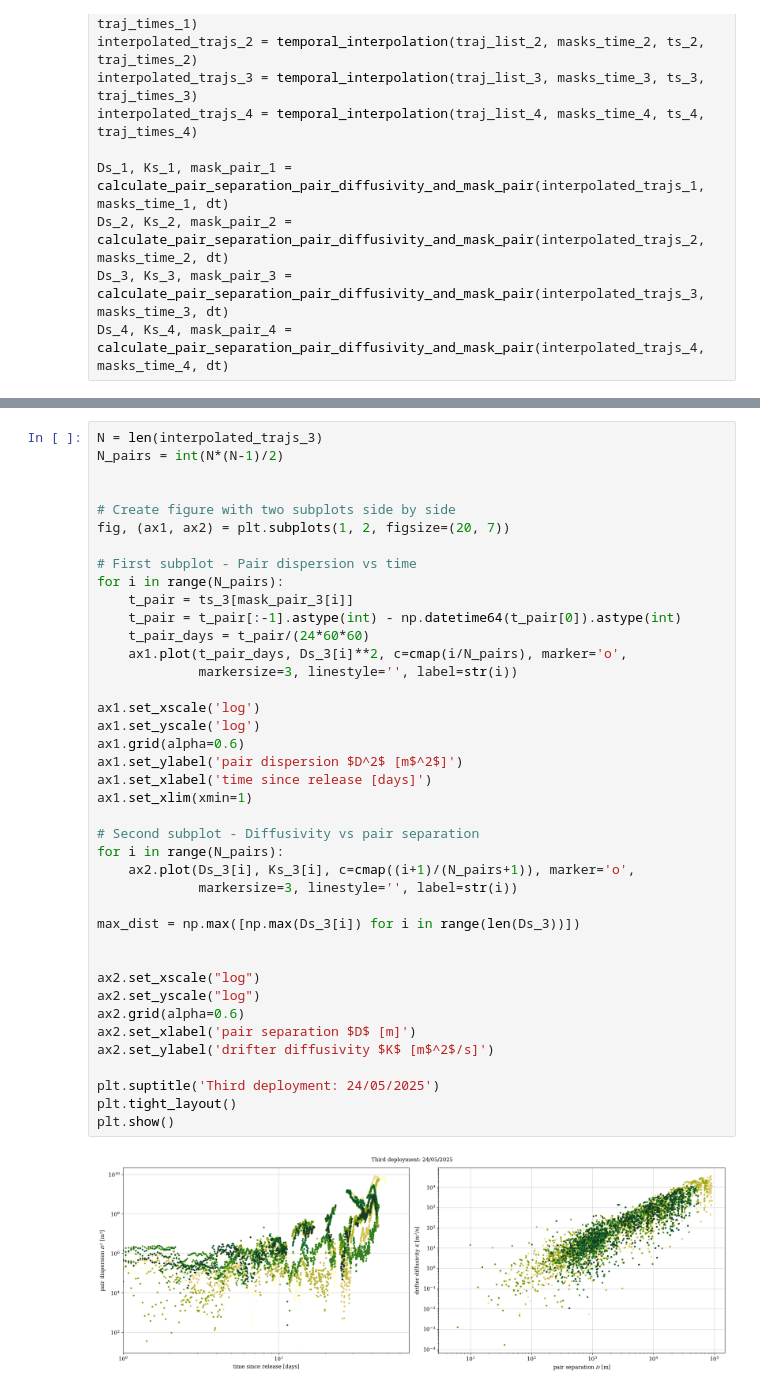
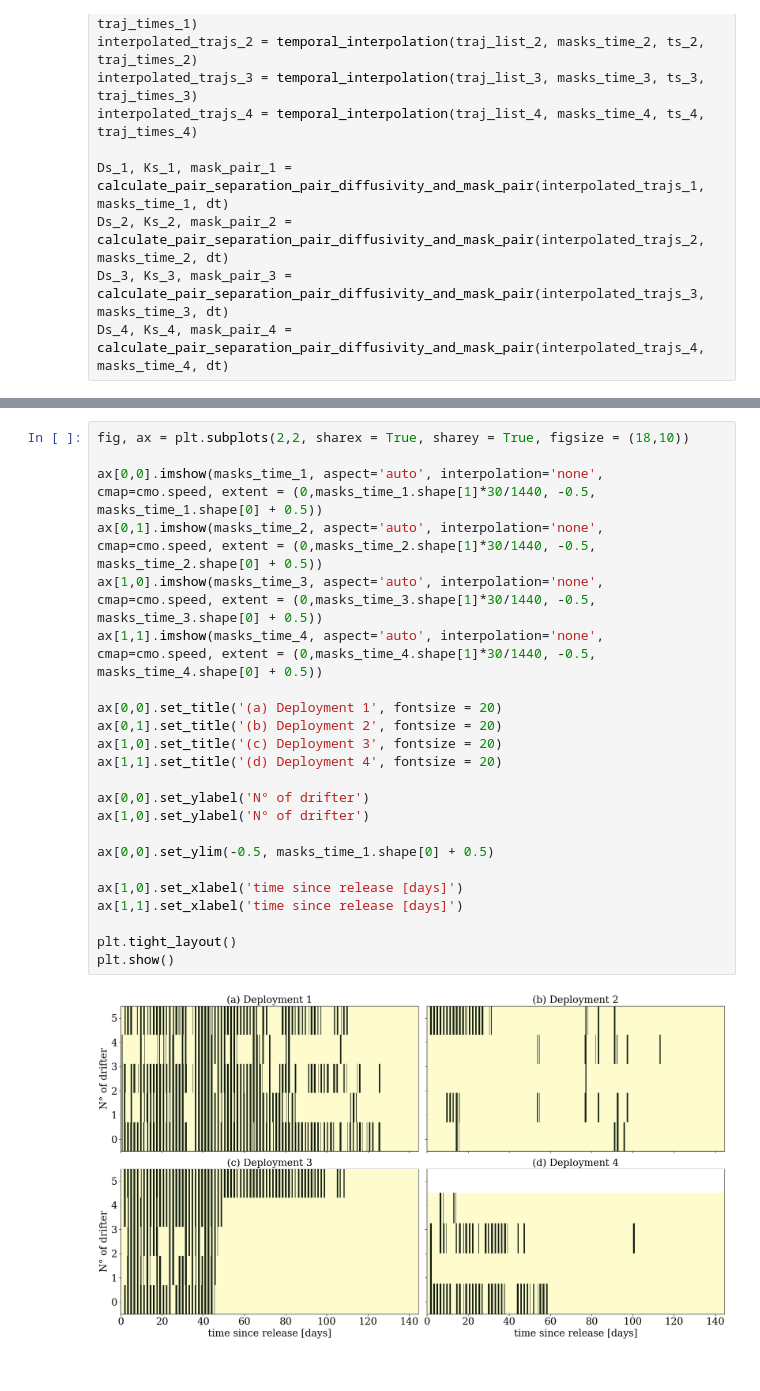
Before and after one commit to vadmbertr/otc25-final_report, a Jupyter notebook: sections/03_results.ipynb, the cells around one changed output, grey strips where cells are left out. Drawn from its saved outputs; the diff is of its cells as text.

```diff
--- a/sections/03_results.ipynb
+++ b/sections/03_results.ipynb
@@ -154,42 +112,25 @@ plt.show()
-# %%
-N = len(interpolated_trajs_3)
-N_pairs = int(N*(N-1)/2)
-
-
-# Create figure with two subplots side by side
-fig, (ax1, ax2) = plt.subplots(1, 2, figsize=(20, 7))
-
-# First subplot - Pair dispersion vs time
-for i in range(N_pairs):
-    t_pair = ts_3[mask_pair_3[i]]
-    t_pair = t_pair[:-1].astype(int) - np.datetime64(t_pair[0]).astype(int)
-    t_pair_days = t_pair/(24*60*60)
-    ax1.plot(t_pair_days, Ds_3[i]**2, c=cmap(i/N_pairs), marker='o',
-             markersize=3, linestyle='', label=str(i))
-
-ax1.set_xscale('log')
-ax1.set_yscale('log')
-ax1.grid(alpha=0.6)
-ax1.set_ylabel('pair dispersion $D^2$ [m$^2$]')
-ax1.set_xlabel('time since release [days]')
-ax1.set_xlim(xmin=1)
-
-# Second subplot - Diffusivity vs pair separation
-for i in range(N_pairs):
-    ax2.plot(Ds_3[i], Ks_3[i], c=cmap((i+1)/(N_pairs+1)), marker='o',
-             markersize=3, linestyle='', label=str(i))
-
-max_dist = np.max([np.max(Ds_3[i]) for i in range(len(Ds_3))])
-
-
-ax2.set_xscale("log")
-ax2.set_yscale("log")
-ax2.grid(alpha=0.6)
-ax2.set_xlabel('pair separation $D$ [m]')
-ax2.set_ylabel('drifter diffusivity $K$ [m$^2$/s]')
-
-plt.suptitle('Third deployment: 24/05/2025')
-plt.tight_layout()
-plt.show()
-# %% [output]
-[figure, removed]
+# %%
+fig, ax = plt.subplots(2,2, sharex = True, sharey = True, figsize = (18,10))
+
+ax[0,0].imshow(masks_time_1, aspect='auto', interpolation='none', cmap=cmo.speed, extent = (0,masks_time_1.shape[1]*30/1440, -0.5, masks_time_1.shape[0] + 0.5))
+ax[0,1].imshow(masks_time_2, aspect='auto', interpolation='none', cmap=cmo.speed, extent = (0,masks_time_2.shape[1]*30/1440, -0.5, masks_time_2.shape[0] + 0.5))
+ax[1,0].imshow(masks_time_3, aspect='auto', interpolation='none', cmap=cmo.speed, extent = (0,masks_time_3.shape[1]*30/1440, -0.5, masks_time_3.shape[0] + 0.5))
+ax[1,1].imshow(masks_time_4, aspect='auto', interpolation='none', cmap=cmo.speed, extent = (0,masks_time_4.shape[1]*30/1440, -0.5, masks_time_4.shape[0] + 0.5))
+
+ax[0,0].set_title('(a) Deployment 1', fontsize = 20)
+ax[0,1].set_title('(b) Deployment 2', fontsize = 20)
+ax[1,0].set_title('(c) Deployment 3', fontsize = 20)
+ax[1,1].set_title('(d) Deployment 4', fontsize = 20)
+
+ax[0,0].set_ylabel('N° of drifter')
+ax[1,0].set_ylabel('N° of drifter')
+
+ax[0,0].set_ylim(-0.5, masks_time_1.shape[0] + 0.5)
+
+ax[1,0].set_xlabel('time since release [days]')
+ax[1,1].set_xlabel('time since release [days]')
+
+plt.tight_layout()
+plt.show()
+# %% [output]
+[figure, added]
```
Also changed, not shown: parts of 12 cells of this notebook, 3 other files.
